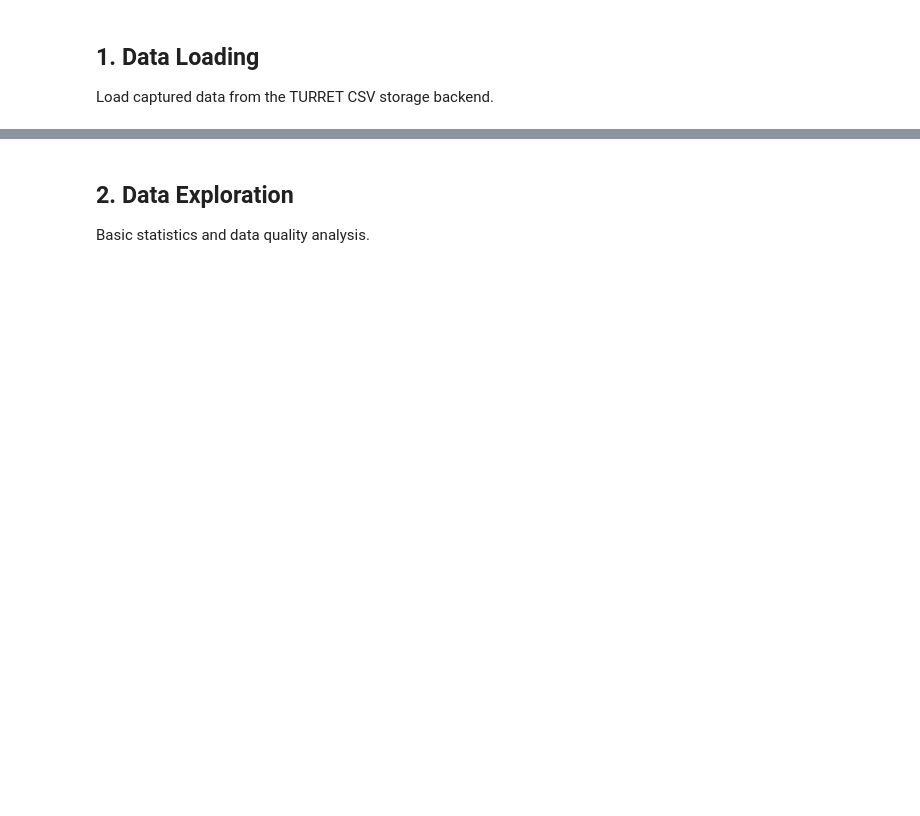
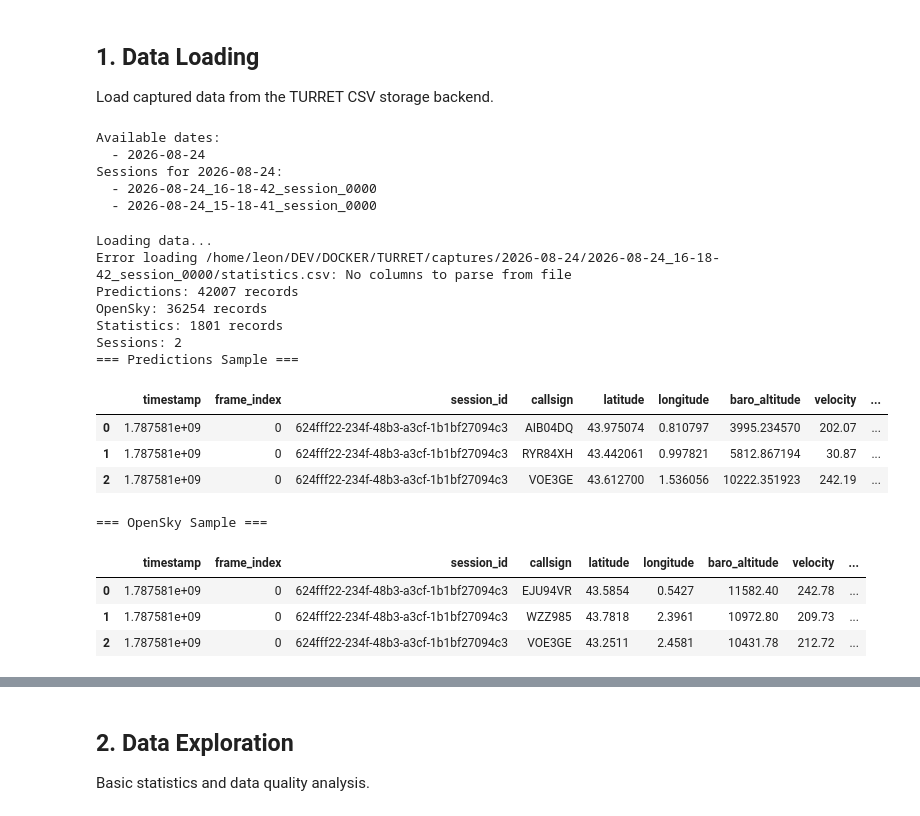
Before and after one commit to Kyustern/skycam-monorepo, a Jupyter notebook: notebooks/kalman-tuning/kalman-tuning.ipynb, the cells around one changed output, grey strips where cells are left out. Saved outputs shown, nothing was run; the diff lists cells and outputs as text; code cells hidden in the pictures; blank space fills up the shorter version.

```diff
--- a/notebooks/kalman-tuning/kalman-tuning.ipynb
+++ b/notebooks/kalman-tuning/kalman-tuning.ipynb
@@ -84,28 +92,48 @@ for date in available_dates:
 if available_dates:
     latest_date = available_dates[0]
     sessions = data_loader.find_sessions_for_date(latest_date)
-    print(f'
-Sessions for {latest_date}:')
+    print(f'Sessions for {latest_date}:')
     for session in sessions:
         print(f'  - {os.path.basename(session)}')
+# %% [output]
+Available dates:
+  - 2026-08-24
+Sessions for 2026-08-24:
+  - 2026-08-24_16-18-42_session_0000
+  - 2026-08-24_15-18-41_session_0000
 # %%
 # Load all data
 print('Loading data...')
 predictions, opensky, statistics, metadata_list = data_loader.load_all_data()
 
 print(f'Predictions: {len(predictions)} records')
 print(f'OpenSky: {len(opensky)} records')
 print(f'Statistics: {len(statistics)} records')
 print(f'Sessions: {len(metadata_list)}')
 
 # Show sample data
-print('
-=== Predictions Sample ===')
+print('=== Predictions Sample ===')
 display(predictions.head(3))
 
-print('
-=== OpenSky Sample ===')
+print('=== OpenSky Sample ===')
 display(opensky.head(3))
+# %% [output]
+Loading data...
+Error loading /home/leon/DEV/DOCKER/TURRET/captures/2026-08-24/2026-08-24_16-18-42_session_0000/statistics.csv: No columns to parse from file
+Predictions: 42007 records
+OpenSky: 36254 records
+Statistics: 1801 records
+Sessions: 2
+=== Predictions Sample ===
+|  | timestamp | frame_index | session_id | callsign | latitude | longitude | baro_altitude | velocity | ... |
+| 0 | 1.787581e+09 | 0 | 624fff22-234f-48b3-a3cf-1b1bf27094c3 | AIB04DQ | 43.975074 | 0.810797 | 3995.234570 | 202.07 | ... |
+| 1 | 1.787581e+09 | 0 | 624fff22-234f-48b3-a3cf-1b1bf27094c3 | RYR84XH | 43.442061 | 0.997821 | 5812.867194 | 30.87 | ... |
+| 2 | 1.787581e+09 | 0 | 624fff22-234f-48b3-a3cf-1b1bf27094c3 | VOE3GE | 43.612700 | 1.536056 | 10222.351923 | 242.19 | ... |
+=== OpenSky Sample ===
+|  | timestamp | frame_index | session_id | callsign | latitude | longitude | baro_altitude | velocity | ... |
+| 0 | 1.787581e+09 | 0 | 624fff22-234f-48b3-a3cf-1b1bf27094c3 | EJU94VR | 43.5854 | 0.5427 | 11582.40 | 242.78 | ... |
+| 1 | 1.787581e+09 | 0 | 624fff22-234f-48b3-a3cf-1b1bf27094c3 | WZZ985 | 43.7818 | 2.3961 | 10972.80 | 209.73 | ... |
+| 2 | 1.787581e+09 | 0 | 624fff22-234f-48b3-a3cf-1b1bf27094c3 | VOE3GE | 43.2511 | 2.4581 | 10431.78 | 212.72 | ... |
 # %%
 # Get combined summary
 summary = data_loader.get_combined_summary(predictions, opensky, statistics, metadata_list)
```
Also changed, not shown: parts of 25 cells of this notebook, 3 other files.
